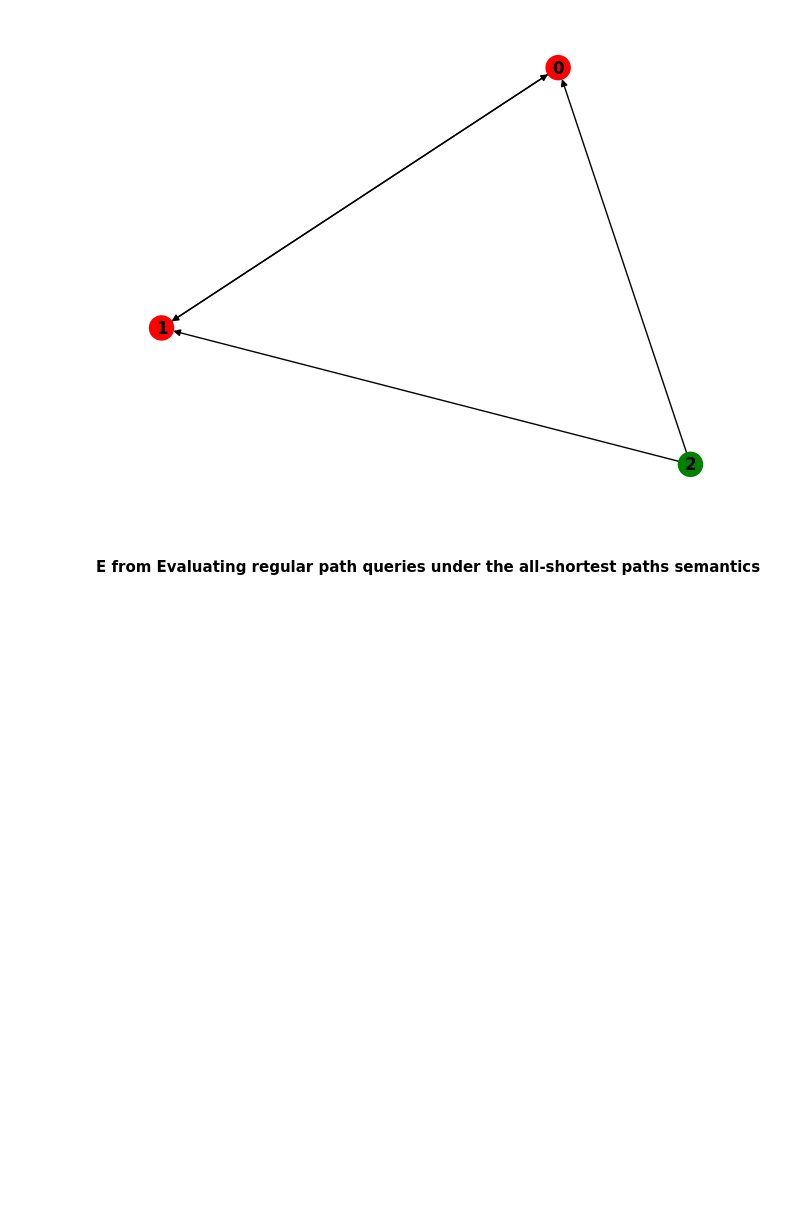
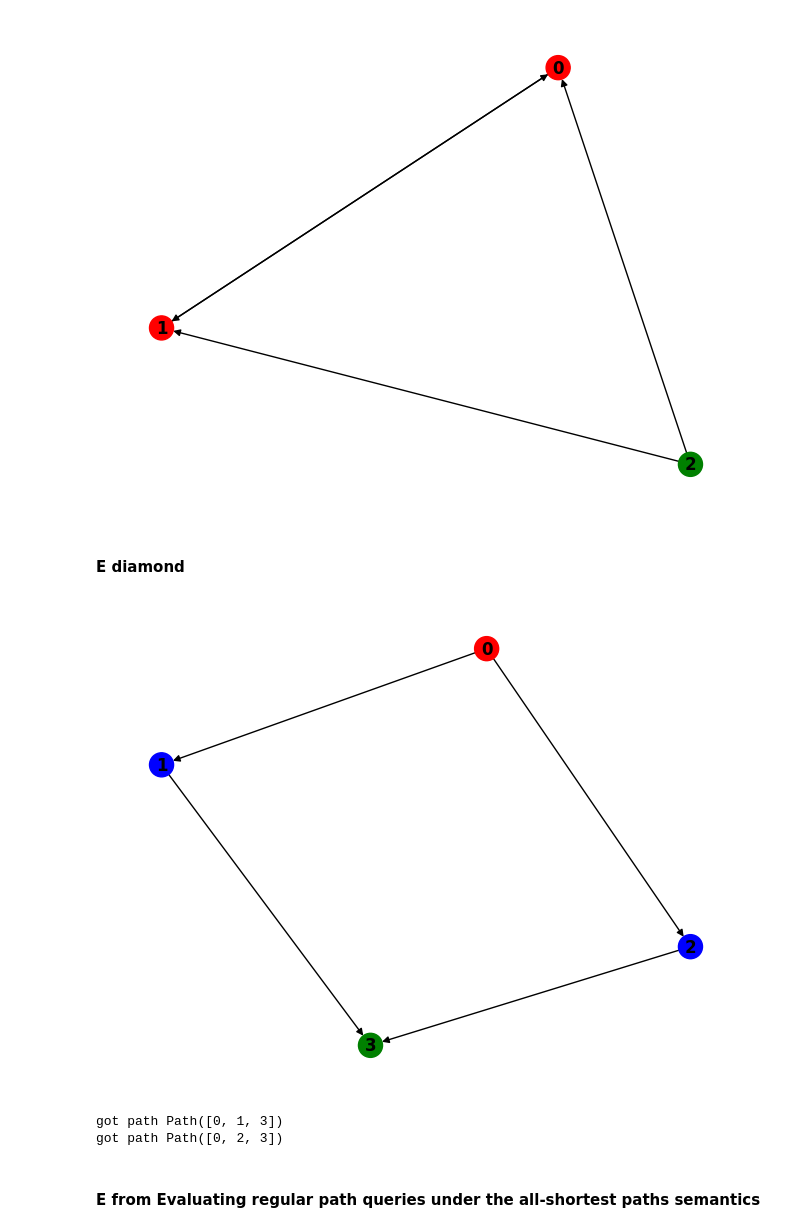
Before and after one commit to matiutd888/mgr, a Jupyter notebook: notebooks/magisterka_simulations.ipynb, the cells around one changed output. Drawn from its saved outputs; the diff is of its cells as text; code cells hidden in the pictures; blank space fills up the shorter version.

```diff
--- a/notebooks/magisterka_simulations.ipynb
+++ b/notebooks/magisterka_simulations.ipynb
@@ -466,6 +506,18 @@ e_triangle_2 = create_example({0: [1],
 handle_example(e_triangle_2)
 # %% [output]
 [figure]
+# %% [markdown]
+#### E diamond
+# %%
+e_diamond = create_example({0: [1, 2],
+1: [3],
+2: [3]}, [0], [3])
+# %%
+handle_example(e_diamond)
+# %% [output]
+[figure, added]
+got path Path([0, 1, 3])
+got path Path([0, 2, 3])
 # %% [markdown]
 #### E from Evaluating regular path queries under the all-shortest paths semantics
 # %%
```
Also changed, not shown: parts of 5 cells of this notebook.
